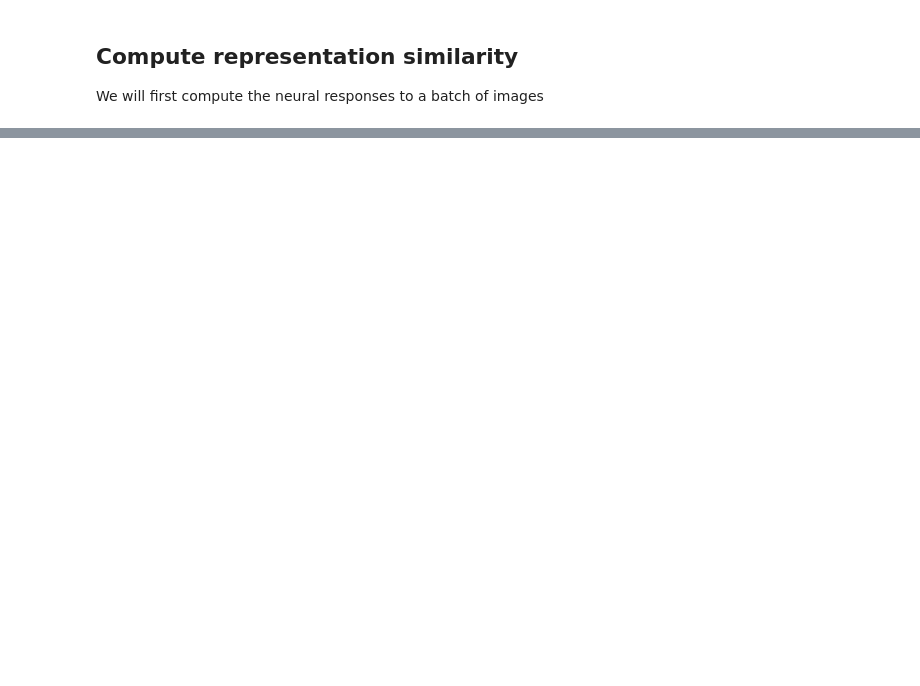
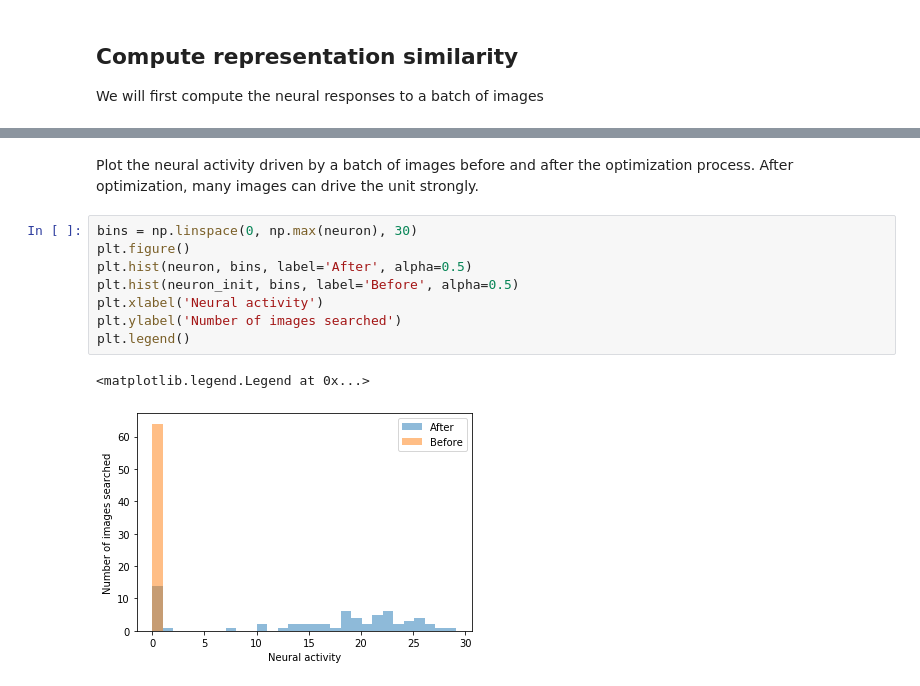
Before and after one commit to gyyang/nn-brain, a Jupyter notebook: ConvolutionalNetwork.ipynb, the cells around one changed output, grey strips where cells are left out. Drawn from its saved outputs; the diff is of its cells as text; blank space fills up the shorter version.

```diff
--- a/ConvolutionalNetwork.ipynb
+++ b/ConvolutionalNetwork.ipynb
@@ -161,0 +228,13 @@ torch.Size([256, 6, 13, 13])
+# %% [markdown]
+Plot the neural activity driven by a batch of images before and after the optimization process. After optimization, many images can drive the unit strongly.
+# %%
+bins = np.linspace(0, np.max(neuron), 30)
+plt.figure()
+plt.hist(neuron, bins, label='After', alpha=0.5)
+plt.hist(neuron_init, bins, label='Before', alpha=0.5)
+plt.xlabel('Neural activity')
+plt.ylabel('Number of images searched')
+plt.legend()
+# %% [output]
+<matplotlib.legend.Legend at 0x...>
+[figure, added]
```
Also changed, not shown: parts of 12 cells of this notebook.
